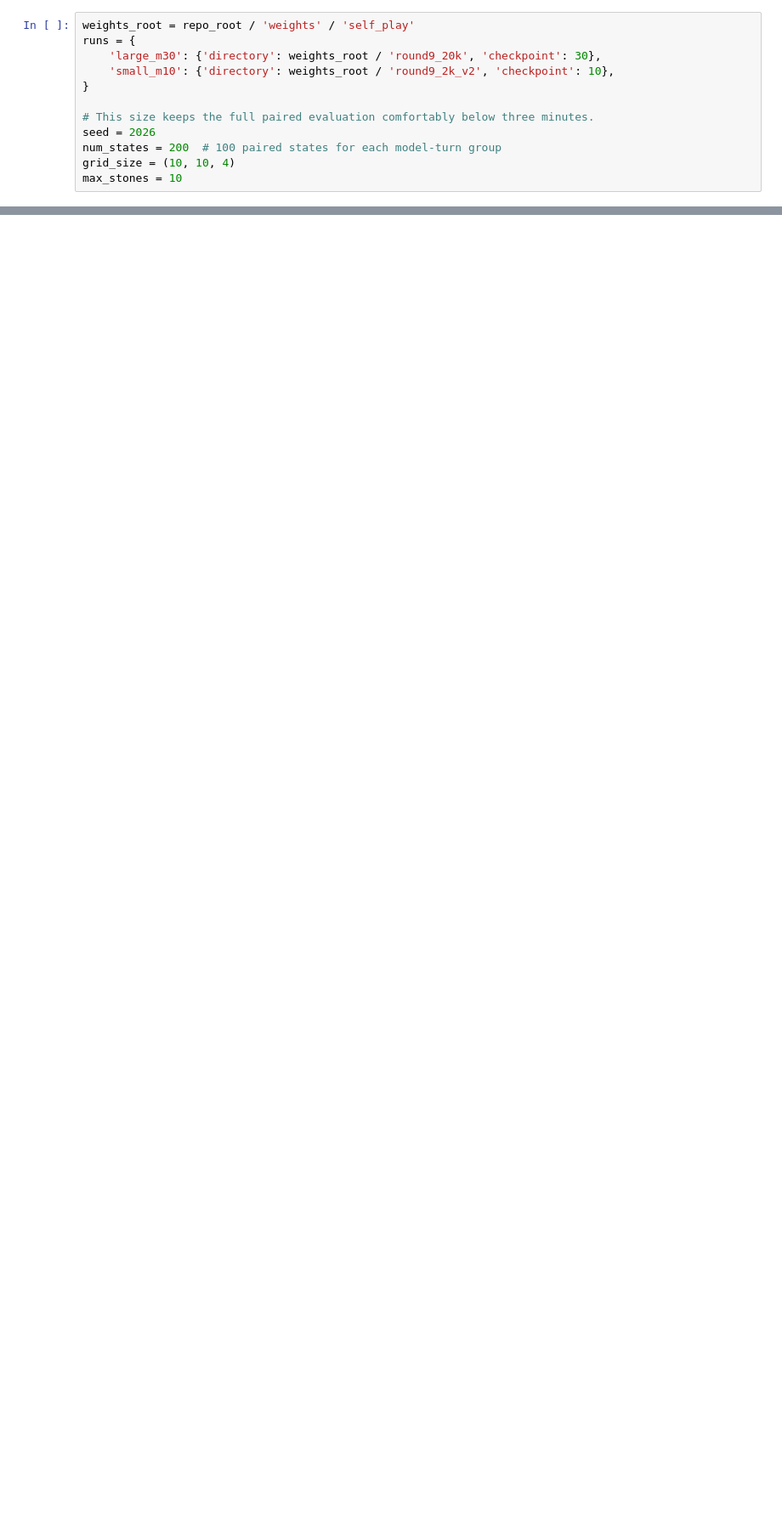
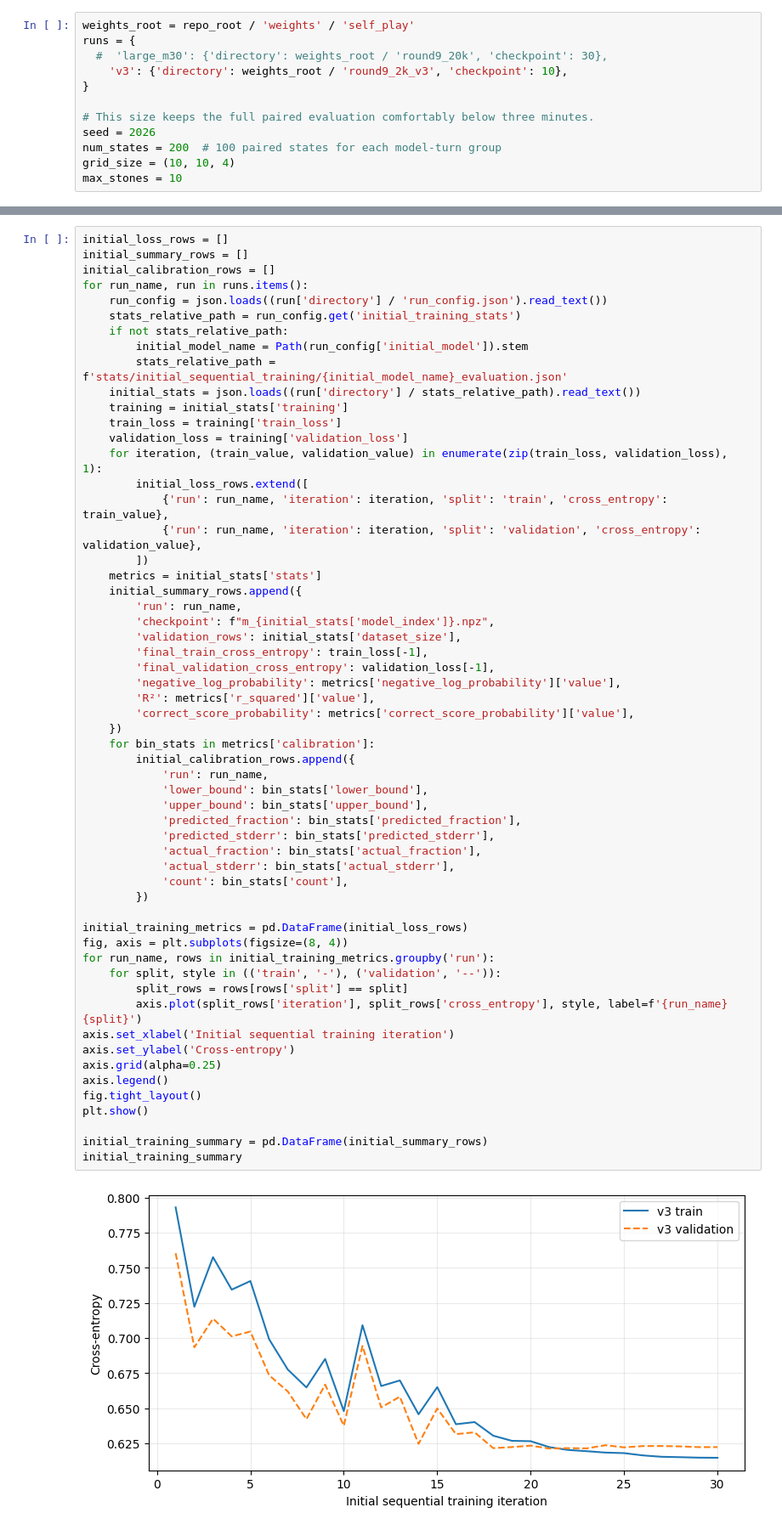
Before and after one commit to kendallzhu/curling, a Jupyter notebook: self_play_evaluation.ipynb, the cells around one changed output, grey strips where cells are left out. Shown at 85% size. Drawn from its saved outputs; the diff is of its cells as text; blank space fills up the shorter version.

```diff
--- a/self_play_evaluation.ipynb
+++ b/self_play_evaluation.ipynb
@@ -23,8 +23,8 @@ import self_play_training as self_play
 # %%
 weights_root = repo_root / 'weights' / 'self_play'
 runs = {
-    'large_m30': {'directory': weights_root / 'round9_20k', 'checkpoint': 30},
-    'small_m10': {'directory': weights_root / 'round9_2k_v2', 'checkpoint': 10},
+  #  'large_m30': {'directory': weights_root / 'round9_20k', 'checkpoint': 30},
+    'v3': {'directory': weights_root / 'round9_2k_v3', 'checkpoint': 10},
 }
 
 # This size keeps the full paired evaluation comfortably below three minutes.
@@ -63,0 +72,59 @@ training_metrics.tail()
+# %%
+initial_loss_rows = []
+initial_summary_rows = []
+initial_calibration_rows = []
+for run_name, run in runs.items():
+    run_config = json.loads((run['directory'] / 'run_config.json').read_text())
+    stats_relative_path = run_config.get('initial_training_stats')
+    if not stats_relative_path:
+        initial_model_name = Path(run_config['initial_model']).stem
+        stats_relative_path = f'stats/initial_sequential_training/{initial_model_name}_evaluation.json'
+    initial_stats = json.loads((run['directory'] / stats_relative_path).read_text())
+    training = initial_stats['training']
+    train_loss = training['train_loss']
+    validation_loss = training['validation_loss']
+    for iteration, (train_value, validation_value) in enumerate(zip(train_loss, validation_loss), 1):
+        initial_loss_rows.extend([
+            {'run': run_name, 'iteration': iteration, 'split': 'train', 'cross_entropy': train_value},
+            {'run': run_name, 'iteration': iteration, 'split': 'validation', 'cross_entropy': validation_value},
+        ])
+    metrics = initial_stats['stats']
+    initial_summary_rows.append({
+        'run': run_name,
+        'checkpoint': f"m_{initial_stats['model_index']}.npz",
+        'validation_rows': initial_stats['dataset_size'],
+        'final_train_cross_entropy': train_loss[-1],
+        'final_validation_cross_entropy': validation_loss[-1],
+        'negative_log_probability': metrics['negative_log_probability']['value'],
+        'R²': metrics['r_squared']['value'],
+        'correct_score_probability': metrics['correct_score_probability']['value'],
+    })
+    for bin_stats in metrics['calibration']:
+        initial_calibration_rows.append({
+            'run': run_name,
+            'lower_bound': bin_stats['lower_bound'],
+            'upper_bound': bin_stats['upper_bound'],
+            'predicted_fraction': bin_stats['predicted_fraction'],
+            'predicted_stderr': bin_stats['predicted_stderr'],
+            'actual_fraction': bin_stats['actual_fraction'],
+            'actual_stderr': bin_stats['actual_stderr'],
+            'count': bin_stats['count'],
+        })
+
+initial_training_metrics = pd.DataFrame(initial_loss_rows)
+fig, axis = plt.subplots(figsize=(8, 4))
+for run_name, rows in initial_training_metrics.groupby('run'):
+    for split, style in (('train', '-'), ('validation', '--')):
+        split_rows = rows[rows['split'] == split]
+        axis.plot(split_rows['iteration'], split_rows['cross_entropy'], style, label=f'{run_name} {split}')
+axis.set_xlabel('Initial sequential training iteration')
+axis.set_ylabel('Cross-entropy')
+axis.grid(alpha=0.25)
+axis.legend()
+fig.tight_layout()
+plt.show()
+
+initial_training_summary = pd.DataFrame(initial_summary_rows)
+initial_training_summary
+# %% [output]
+[figure, added]
```
Also changed, not shown: parts of 6 cells of this notebook, 33 other files.
